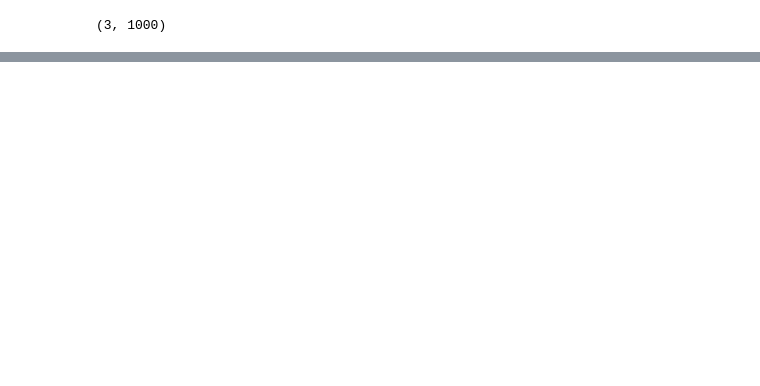
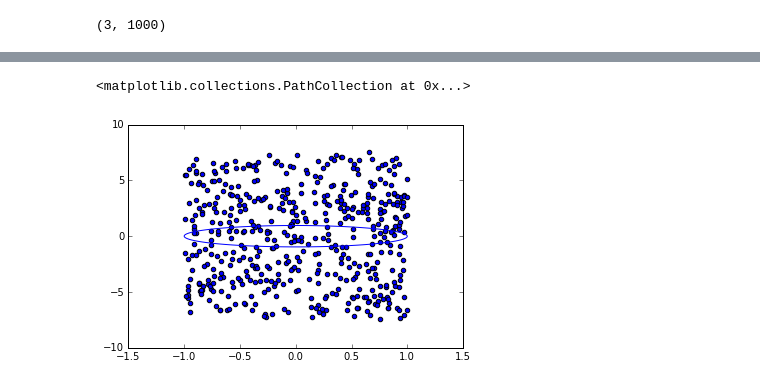
Before and after one commit to jngaravitoc/shapes, a Jupyter notebook: Inertia_tensor_method.ipynb, the cells around one changed output, grey strips where cells are left out. Saved outputs shown, nothing was run; the diff lists cells and outputs as text; code cells hidden in the pictures; blank space fills up the shorter version.

```diff
--- a/Inertia_tensor_method.ipynb
+++ b/Inertia_tensor_method.ipynb
@@ -272,0 +265,9 @@ scatter(y, z, color='b')
+# %%
+x_rot = one_tensor(xt, yt, zt)
+x_Rot = dot(evec, x_rot)
+# %%
+plot(x_Rot[0,:], x_Rot[1,:])
+scatter(x, y)
+# %% [output]
+<matplotlib.collections.PathCollection at 0x...>
+[figure, added]
```
Also changed, not shown: parts of 11 cells of this notebook.
